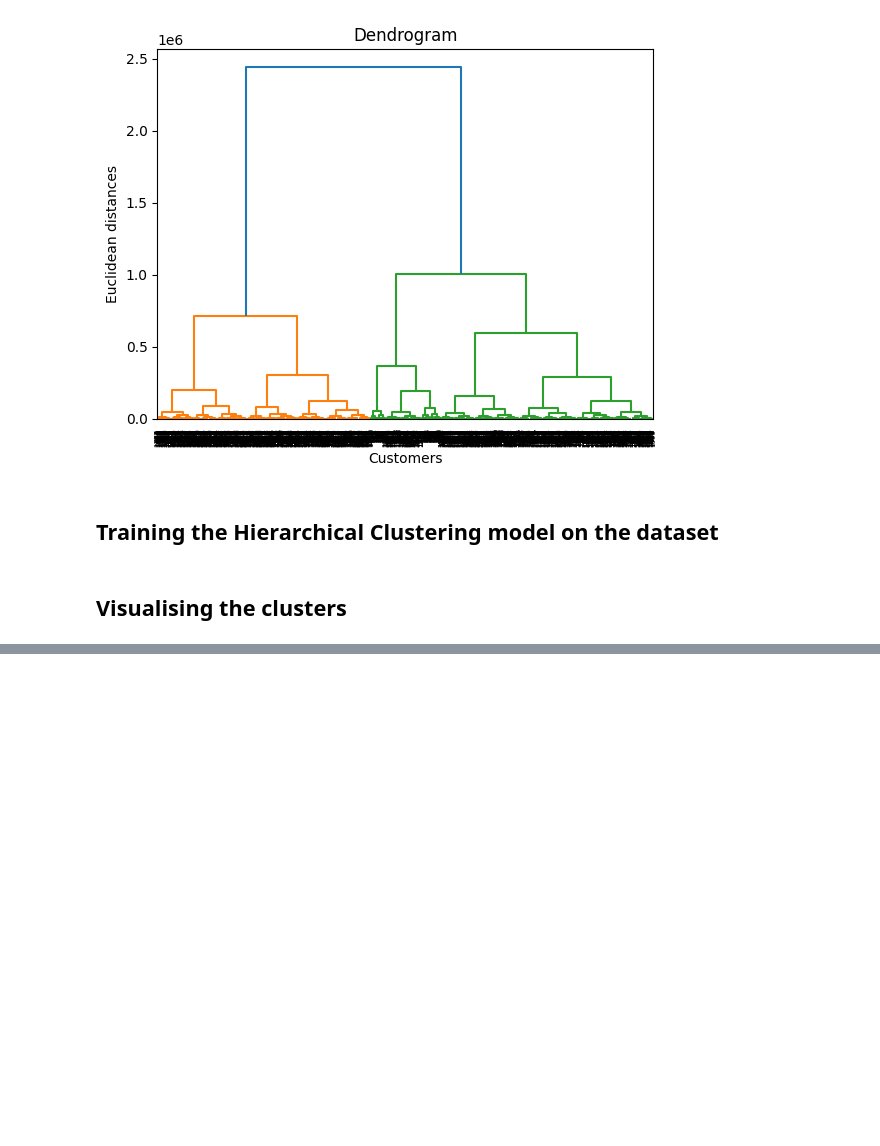
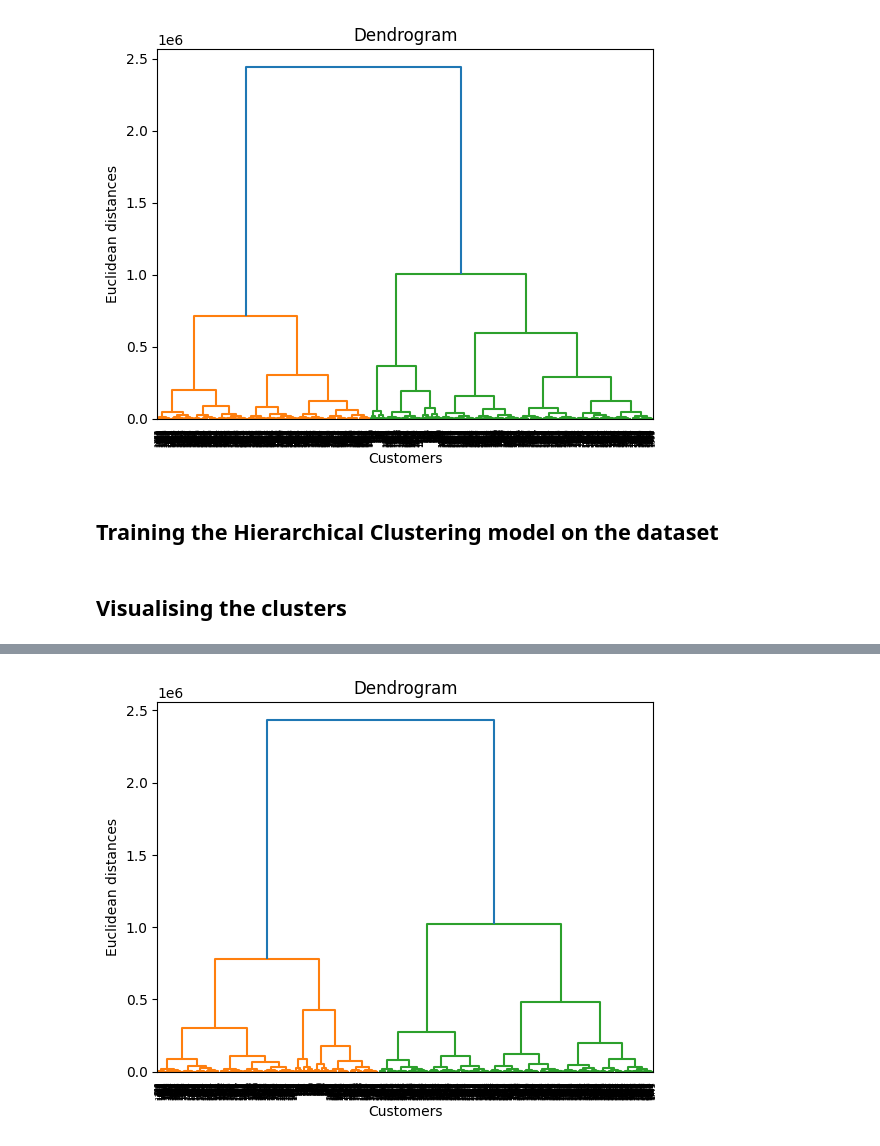
Before and after one commit to Gavin-Sharma/project2-data-analytics, a Jupyter notebook: algorithm01.ipynb, the cells around one changed output, grey strips where cells are left out. Saved outputs shown, nothing was run; the diff lists cells and outputs as text; code cells hidden in the pictures; blank space fills up the shorter version.

```diff
--- a/algorithm01.ipynb
+++ b/algorithm01.ipynb
@@ -70,0 +85,29 @@ plt.show()
+# %%
+dataset = pd.read_csv('./Customers.csv')
+df = pd.DataFrame(dataset)
+
+# Replace the missing values with mode
+df['Profession'] = df['Profession'].fillna(df['Profession'].mode()[0])
+
+# Remove outliars
+df = df.drop(df[df['Work Experience'] == 17].index)
+
+# creating an instance of labelencoder
+labelencoder = LabelEncoder()
+
+# Assigning numerical values and storing it in another column called "Gender_Code"
+df["Gender_Code"] = labelencoder.fit_transform(df["Gender"])
+
+# Assigning numerical values and storing it in another column called "Profession_Code"
+df["Profession_Code"] = labelencoder.fit_transform(df["Profession"])
+
+X = df.iloc[:, [3, 4]].values
+
+import scipy.cluster.hierarchy as sch
+dendrogram = sch.dendrogram(sch.linkage(X, method = 'ward'))
+plt.title('Dendrogram')
+plt.xlabel('Customers')
+plt.ylabel('Euclidean distances')
+plt.show()
+# %% [output]
+[figure, added]
```
Also changed, not shown: parts of 4 cells of this notebook.
